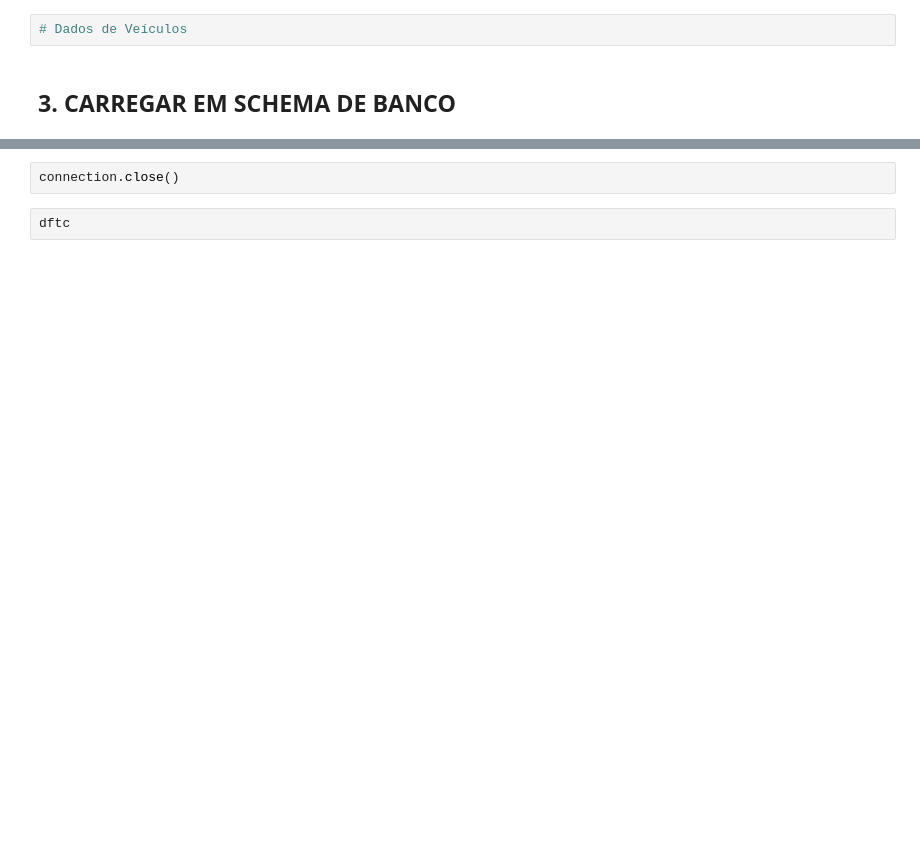
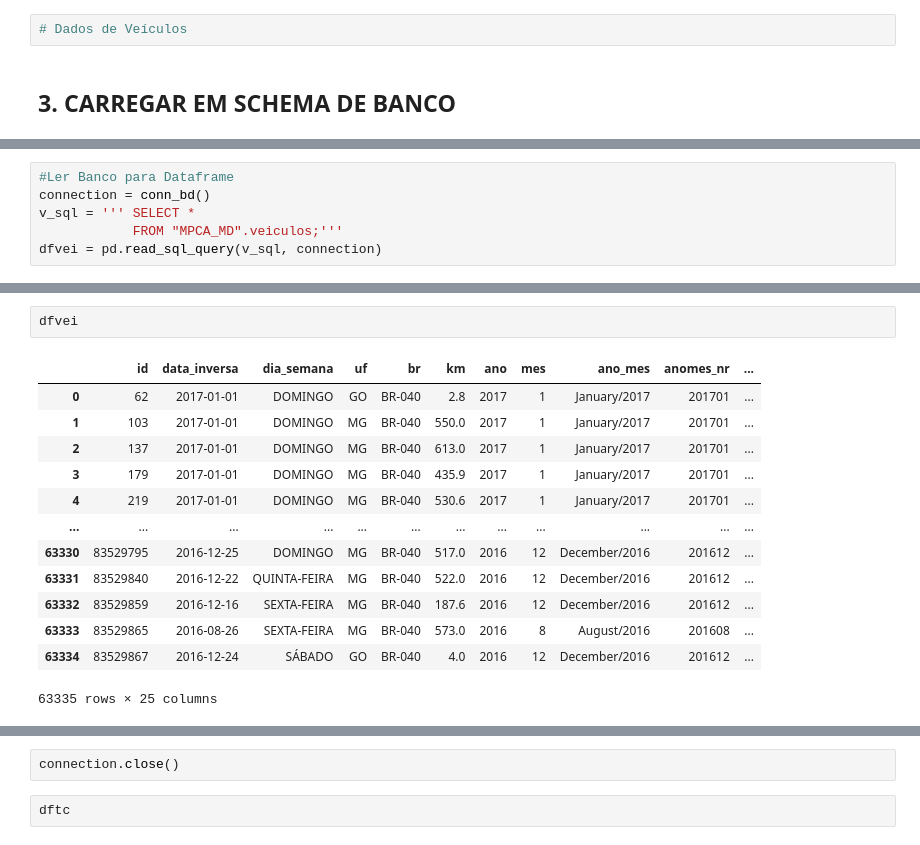
Before and after one commit to lebarreiroj/MPCA_MD, a Jupyter notebook: prf_acidentes_shap_bd.ipynb, the cells around one changed output, grey strips where cells are left out. Cells and saved outputs as stored; diff of their text form; blank space fills up the shorter version.

```diff
--- a/prf_acidentes_shap_bd.ipynb
+++ b/prf_acidentes_shap_bd.ipynb
@@ -526,0 +857,6 @@ dftc = pd.read_sql_query(v_sql, connection)
+# %%
+#Ler Banco para Dataframe
+connection = conn_bd()
+v_sql = ''' SELECT *
+            FROM "MPCA_MD".veiculos;'''
+dfvei = pd.read_sql_query(v_sql, connection)
@@ -526,0 +873,16 @@ dftc = pd.read_sql_query(v_sql, connection)
+# %%
+dfvei
+# %% [output]
+|  | id | data_inversa | dia_semana | uf | br | km | ano | mes | ano_mes | anomes_nr | ... |
+| 0 | 62 | 2017-01-01 | DOMINGO | GO | BR-040 | 2.8 | 2017 | 1 | January/2017 | 201701 | ... |
+| 1 | 103 | 2017-01-01 | DOMINGO | MG | BR-040 | 550.0 | 2017 | 1 | January/2017 | 201701 | ... |
+| 2 | 137 | 2017-01-01 | DOMINGO | MG | BR-040 | 613.0 | 2017 | 1 | January/2017 | 201701 | ... |
+| 3 | 179 | 2017-01-01 | DOMINGO | MG | BR-040 | 435.9 | 2017 | 1 | January/2017 | 201701 | ... |
+| 4 | 219 | 2017-01-01 | DOMINGO | MG | BR-040 | 530.6 | 2017 | 1 | January/2017 | 201701 | ... |
+| ... | ... | ... | ... | ... | ... | ... | ... | ... | ... | ... | ... |
+| 63330 | 83529795 | 2016-12-25 | DOMINGO | MG | BR-040 | 517.0 | 2016 | 12 | December/2016 | 201612 | ... |
+| 63331 | 83529840 | 2016-12-22 | QUINTA-FEIRA | MG | BR-040 | 522.0 | 2016 | 12 | December/2016 | 201612 | ... |
+| 63332 | 83529859 | 2016-12-16 | SEXTA-FEIRA | MG | BR-040 | 187.6 | 2016 | 12 | December/2016 | 201612 | ... |
+| 63333 | 83529865 | 2016-08-26 | SEXTA-FEIRA | MG | BR-040 | 573.0 | 2016 | 8 | August/2016 | 201608 | ... |
+| 63334 | 83529867 | 2016-12-24 | SÁBADO | GO | BR-040 | 4.0 | 2016 | 12 | December/2016 | 201612 | ... |
+63335 rows × 25 columns
```
Also changed, not shown: parts of 31 cells of this notebook.
